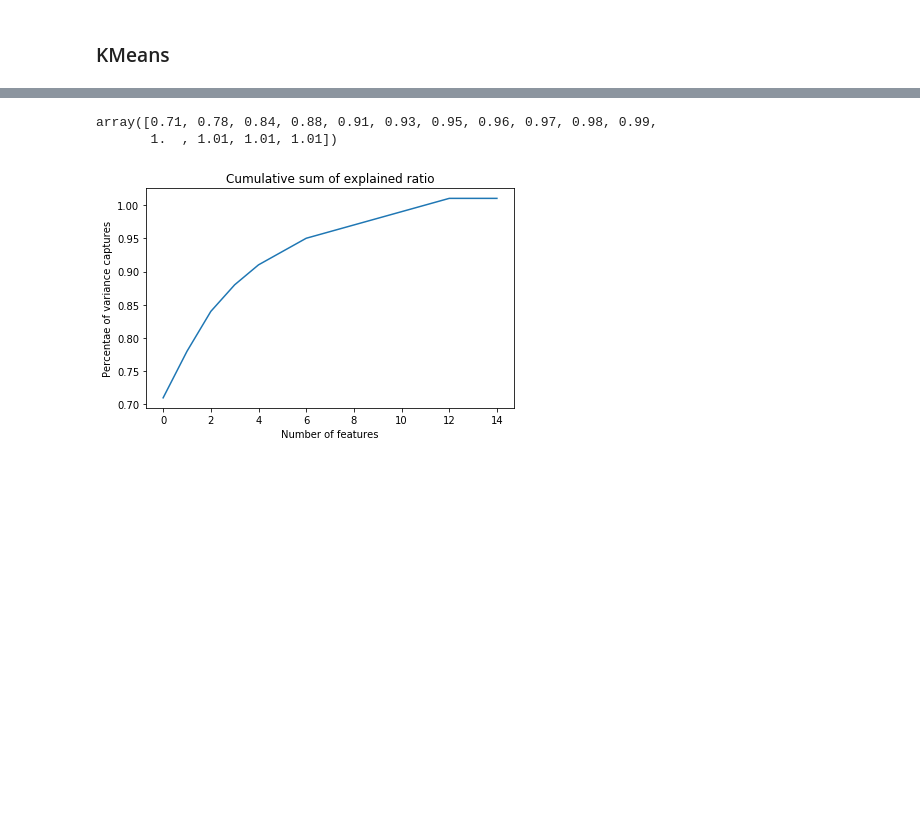
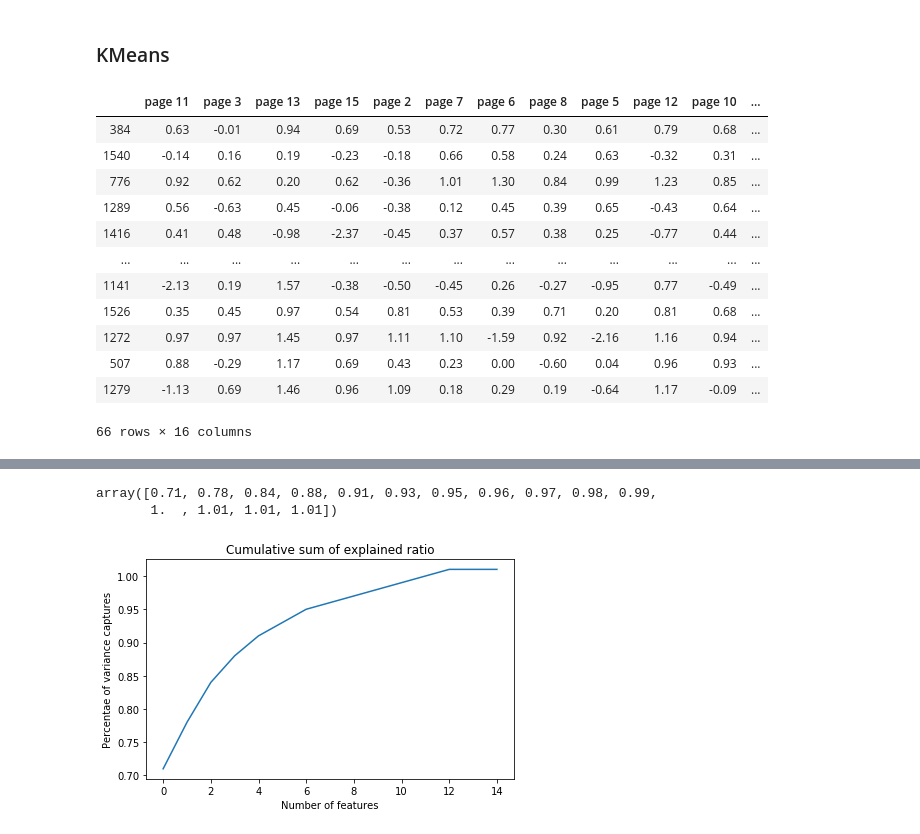
Before and after one commit to dachosen1/Validating-psychometric-survey-responses, a Jupyter notebook: Models/Q1_Mouse Activity/Hidden Markov/Model 2.ipynb, the cells around one changed output, grey strips where cells are left out. Saved outputs shown, nothing was run; the diff lists cells and outputs as text; code cells hidden in the pictures; blank space fills up the shorter version.

```diff
--- a/Models/Q1_Mouse Activity/Hidden Markov/Model 2.ipynb
+++ b/Models/Q1_Mouse Activity/Hidden Markov/Model 2.ipynb
@@ -208,6 +236,22 @@ Fit duration: 0:04:32.602832
 ### KMeans
 # %%
 user_fraud_matrix_scaled = column_scaler(user_fraud_matrix)
+# %%
+round(user_fraud_matrix_scaled,2)
+# %% [output]
+|  | page 11 | page 3 | page 13 | page 15 | page 2 | page 7 | page 6 | page 8 | page 5 | page 12 | page 10 | ... |
+| 384 | 0.63 | -0.01 | 0.94 | 0.69 | 0.53 | 0.72 | 0.77 | 0.30 | 0.61 | 0.79 | 0.68 | ... |
+| 1540 | -0.14 | 0.16 | 0.19 | -0.23 | -0.18 | 0.66 | 0.58 | 0.24 | 0.63 | -0.32 | 0.31 | ... |
+| 776 | 0.92 | 0.62 | 0.20 | 0.62 | -0.36 | 1.01 | 1.30 | 0.84 | 0.99 | 1.23 | 0.85 | ... |
+| 1289 | 0.56 | -0.63 | 0.45 | -0.06 | -0.38 | 0.12 | 0.45 | 0.39 | 0.65 | -0.43 | 0.64 | ... |
+| 1416 | 0.41 | 0.48 | -0.98 | -2.37 | -0.45 | 0.37 | 0.57 | 0.38 | 0.25 | -0.77 | 0.44 | ... |
+| ... | ... | ... | ... | ... | ... | ... | ... | ... | ... | ... | ... | ... |
+| 1141 | -2.13 | 0.19 | 1.57 | -0.38 | -0.50 | -0.45 | 0.26 | -0.27 | -0.95 | 0.77 | -0.49 | ... |
+| 1526 | 0.35 | 0.45 | 0.97 | 0.54 | 0.81 | 0.53 | 0.39 | 0.71 | 0.20 | 0.81 | 0.68 | ... |
+| 1272 | 0.97 | 0.97 | 1.45 | 0.97 | 1.11 | 1.10 | -1.59 | 0.92 | -2.16 | 1.16 | 0.94 | ... |
+| 507 | 0.88 | -0.29 | 1.17 | 0.69 | 0.43 | 0.23 | 0.00 | -0.60 | 0.04 | 0.96 | 0.93 | ... |
+| 1279 | -1.13 | 0.69 | 1.46 | 0.96 | 1.09 | 0.18 | 0.29 | 0.19 | -0.64 | 1.17 | -0.09 | ... |
+66 rows × 16 columns
 # %%
 fig = plt.figure(figsize=(16,10))
 corr = user_fraud_matrix_scaled.corr()
```
Also changed, not shown: parts of 14 cells of this notebook, 1 other file.
